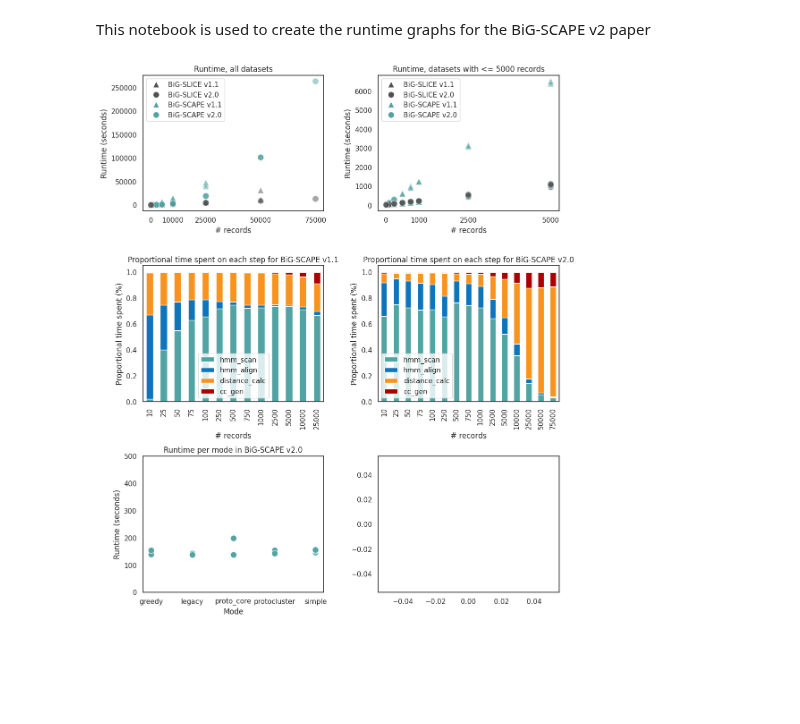
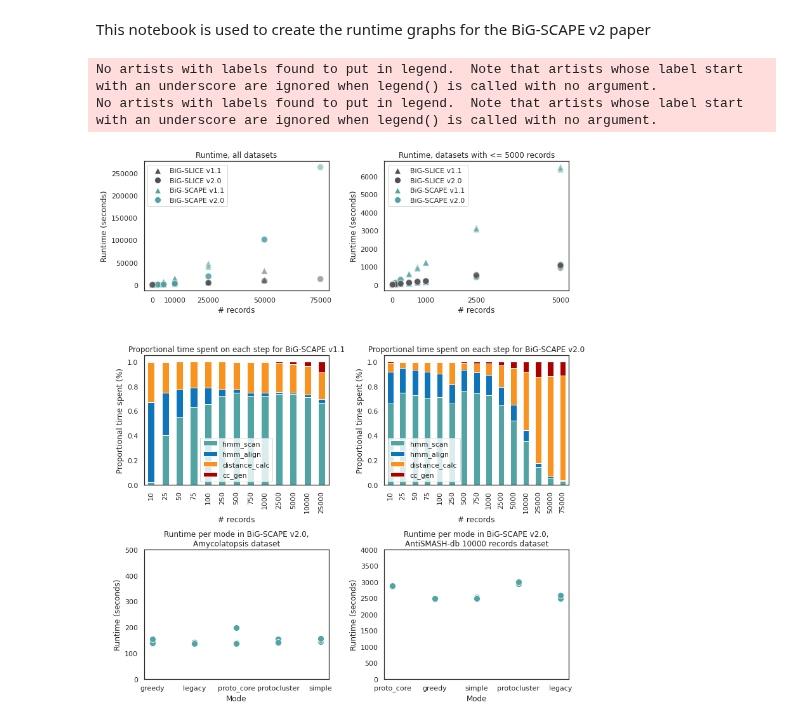
Before and after one commit to adraismawur/bigscape-v2-notebooks, a Jupyter notebook: runtimes.ipynb, the cells around one changed output. Cells and saved outputs as stored; diff of their text form; code cells hidden in the pictures; blank space fills up the shorter version.

Commit message:
add modes 10k output add svg save

```diff
--- a/runtimes.ipynb
+++ b/runtimes.ipynb
@@ -42,6 +42,11 @@ bigscape_v2_mode_matrix = pd.read_csv("bigscape_v2_mode_matrix.csv")
 bigscape_v2_mode_matrix["sample"] = bigscape_v2_mode_matrix["sample"].str.split("_").str[3:-1]
 bigscape_v2_mode_matrix["sample"] = bigscape_v2_mode_matrix["sample"].str.join("_")
 
+# 10k mode csvs
+bigscape_v2_mode_10k_matrix = pd.read_csv("bigscape_v2_mode_10k_matrix.csv")
+bigscape_v2_mode_10k_matrix["sample"] = bigscape_v2_mode_10k_matrix["sample"].str.split("_").str[3:-1]
+bigscape_v2_mode_10k_matrix["sample"] = bigscape_v2_mode_10k_matrix["sample"].str.join("_")
+
 # bigslice csvs, both are: size,sample,start,total
 bigslice_v1_matrix = pd.read_csv("bigslice_v1_matrix.csv")
 bigslice_v2_matrix = pd.read_csv("bigslice_v2_matrix.csv")
@@ -51,6 +56,7 @@ bigscape_v1_matrix = bigscape_v1_matrix.set_index(["size", "sample"])
 bigscape_v2_matrix = bigscape_v2_matrix.set_index(["size", "sample"])
 # modes runs do not have sample sizes, or at least it's not relevant
 bigscape_v2_mode_matrix = bigscape_v2_mode_matrix.set_index(["sample"])
+bigscape_v2_mode_10k_matrix = bigscape_v2_mode_10k_matrix.set_index(["sample"])
 
 bigslice_v1_matrix = bigslice_v1_matrix.set_index(["size", "sample"])
 bigslice_v2_matrix = bigslice_v2_matrix.set_index(["size", "sample"])
@@ -72,6 +78,10 @@ totals = totals.melt(value_name="total", var_name="Tool", id_vars="size")
 mode_totals = pd.DataFrame(index=bigscape_v2_mode_matrix.index)
 mode_totals["total"] = bigscape_v2_mode_matrix["total"]
 
+# and for the modes on the 10k datasets
+mode_10k_totals = pd.DataFrame(index=bigscape_v2_mode_10k_matrix.index)
+mode_10k_totals["total"] = bigscape_v2_mode_10k_matrix["total"]
+
 # drop irrelevant columns for stacked bar chart
 bigscape_v1_matrix_dropped = bigscape_v1_matrix.drop(columns=["start", "total"])
 bigscape_v2_matrix_dropped = bigscape_v2_matrix.drop(columns=["start", "total"])
@@ -206,32 +216,53 @@ v2_prop_time_colors = [
 bigscape_v2_avg_prop.plot(ax=axes[1, 1], kind='bar', stacked=True, color=v2_prop_time_colors)
 
 # title
 axes[1, 1].set_title("Proportional time spent on each step for BiG-SCAPE v2.0")
 
 # x axis options
 axes[1, 1].set_xlabel("# records")
 
 # y axis options
 axes[1, 1].set_ylabel("Proportional time spent (%)")
 
 
 ### runtime per mode
 sns.scatterplot(
     ax=axes[2, 0],
     data=mode_totals,
     x=mode_totals.index,
     y="total",
     s=100,
     color=COLORS["bigscape_blue"]
 )
-axes[2, 0].set_title("Runtime per mode in BiG-SCAPE v2.0")
+axes[2, 0].set_title("Runtime per mode in BiG-SCAPE v2.0,\nAmycolatopsis dataset")
 axes[2, 0].set_xlabel("Mode")
 axes[2, 0].set_ylabel("Runtime (seconds)")
 axes[2, 0].set_ylim(0, 500)
 axes[2, 0].legend().remove()
 
 # increase margins
 plt.subplots_adjust(hspace=0.4)
 plt.subplots_adjust(wspace=0.3)
+
+### runtime per mode, 10k dataset
+sns.scatterplot(
+    ax=axes[2, 1],
+    data=mode_10k_totals,
+    x=mode_10k_totals.index,
+    y="total",
+    s=100,
+    color=COLORS["bigscape_blue"]
+)
+axes[2, 1].set_title("Runtime per mode in BiG-SCAPE v2.0,\nAntiSMASH-db 10000 records dataset")
+axes[2, 1].set_xlabel("Mode")
+axes[2, 1].set_ylabel("Runtime (seconds)")
+axes[2, 1].set_ylim(0, 4000)
+axes[2, 1].legend().remove()
+
+# increase margins
+plt.subplots_adjust(hspace=0.5)
+plt.subplots_adjust(wspace=0.3)
 # %% [output]
+No artists with labels found to put in legend.  Note that artists whose label start with an underscore are ignored when legend() is called with no argument.
+No artists with labels found to put in legend.  Note that artists whose label start with an underscore are ignored when legend() is called with no argument.
-[figure, old version]
+[figure, new version]
```
Also changed, not shown: parts of 1 cell of this notebook, 2 other files.
